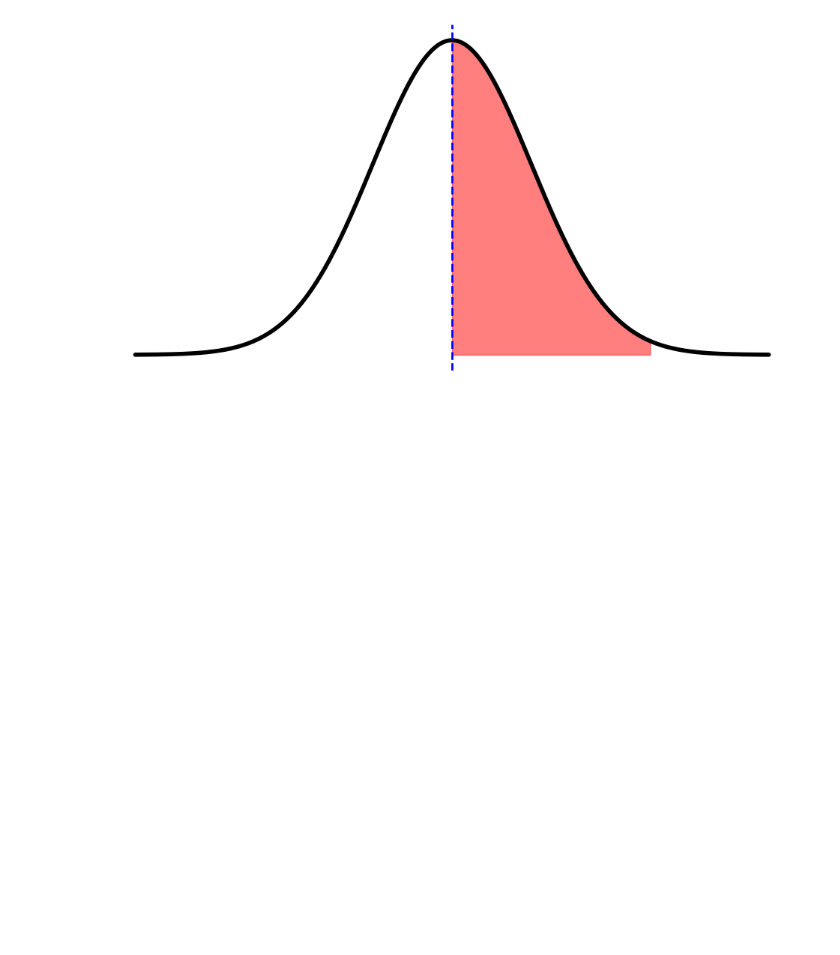
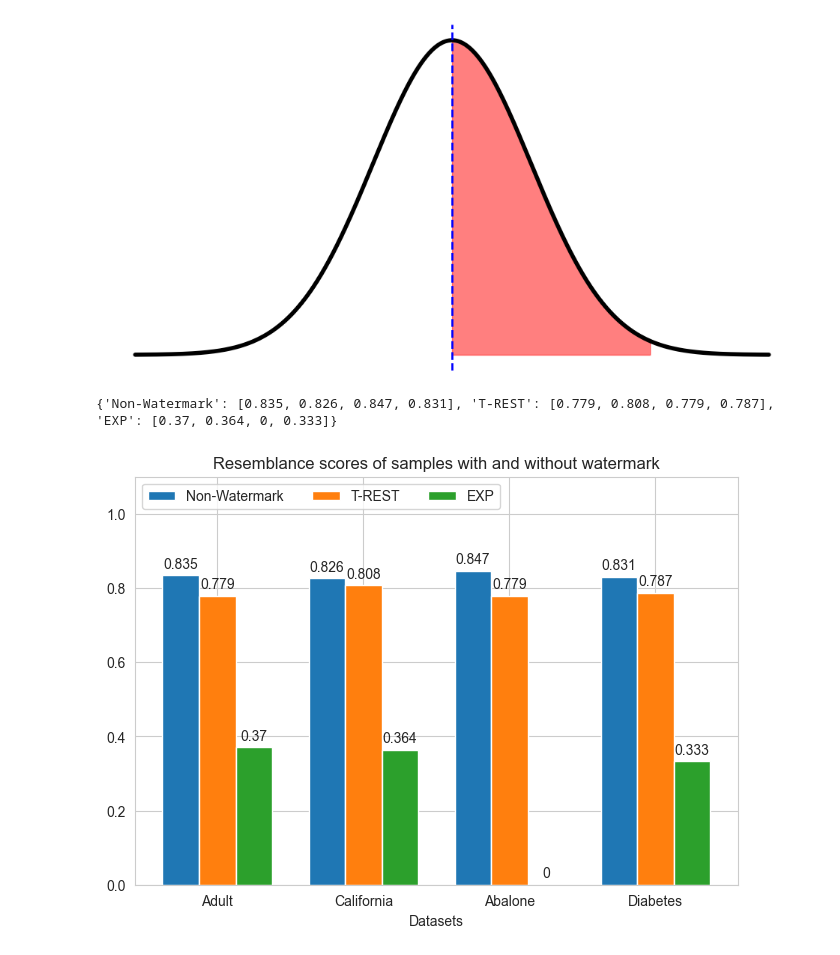
Before and after one commit to blueminh/t-rest, a Jupyter notebook: evaluation/heheh.ipynb, the cells around one changed output. Drawn from its saved outputs; the diff is of its cells as text; code cells hidden in the pictures; blank space fills up the shorter version.

```diff
--- a/evaluation/heheh.ipynb
+++ b/evaluation/heheh.ipynb
@@ -35,3 +35,39 @@ plt.savefig('normal_distribution_2.png', transparent=True, bbox_inches='tight',
 plt.show()
 # %% [output]
 [figure]
+# %%
+import numpy as np
+import matplotlib.pyplot as plt
+model_names = ['Adult', 'California', 'Abalone','Diabetes']
+scores = {
+        "Non-Watermark": [.835, .826, .847, .831],
+        "T-REST": [.779, .808, .779, .787],
+        "EXP": [.37, .364, 0, .333]
+    }
+
+print(scores)
+
+x = np.arange(len(model_names))  # the label locations
+width = 0.25  # the width of the bars
+multiplier = 0
+
+fig, ax = plt.subplots(layout='constrained')
+
+for attribute, measurement in scores.items():
+    offset = width * multiplier
+    rects = ax.bar(x + offset, measurement, width, label=attribute)
+    ax.bar_label(rects, padding=3)
+    multiplier += 1
+
+# Add some text for labels, title and custom x-axis tick labels, etc.
+# ax.set_ylabel(metric_name)
+ax.set_xlabel("Datasets")
+ax.set_title(f"Resemblance scores of samples with and without watermark")
+ax.set_xticks(x + width, model_names)
+ax.legend(loc='upper left', ncols=3)
+ax.set_ylim(0, 1.1)
+plt.savefig(f"alobetween_datasets.pdf")
+plt.show()
+# %% [output]
+{'Non-Watermark': [0.835, 0.826, 0.847, 0.831], 'T-REST': [0.779, 0.808, 0.779, 0.787], 'EXP': [0.37, 0.364, 0, 0.333]}
+[figure, added]
```
Also changed, not shown: parts of 1 cell of this notebook, 4 other files.
